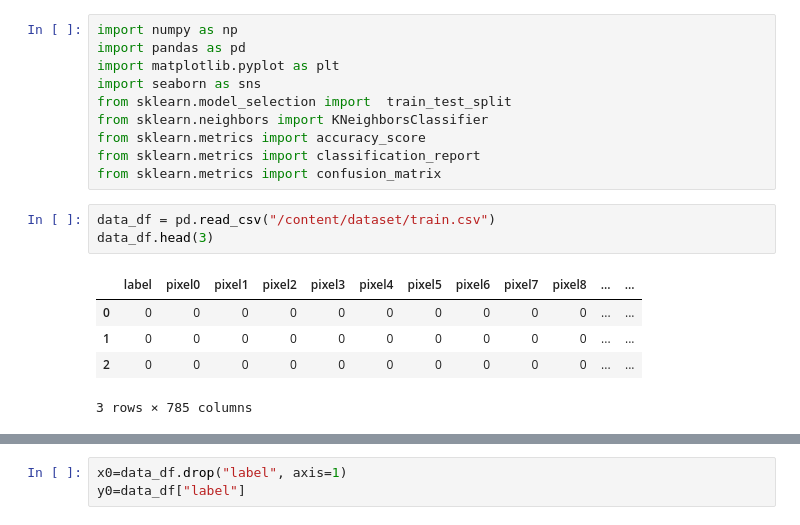
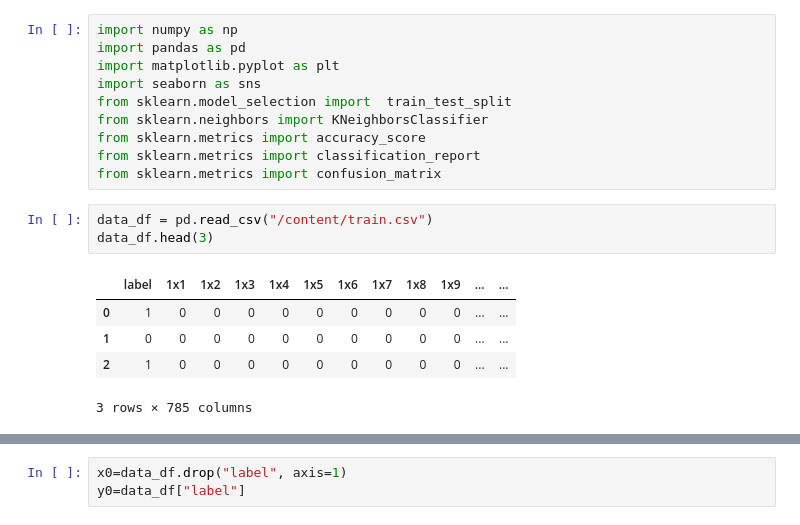
Before and after one commit to grooti76/KNN-Live-Digit-Recognition, a Jupyter notebook: main/Colab/KNN_Live_Digit_Recognition.ipynb, the cells around one changed output, grey strips where cells are left out. Cells and saved outputs as stored; diff of their text form.

```diff
--- a/main/Colab/KNN_Live_Digit_Recognition.ipynb
+++ b/main/Colab/KNN_Live_Digit_Recognition.ipynb
@@ -22,11 +22,11 @@ from sklearn.metrics import accuracy_score
 from sklearn.metrics import classification_report
 from sklearn.metrics import confusion_matrix
 # %%
-data_df = pd.read_csv("/content/dataset/train.csv")
+data_df = pd.read_csv("/content/train.csv")
 data_df.head(3)
 # %% [output]
-|  | label | pixel0 | pixel1 | pixel2 | pixel3 | pixel4 | pixel5 | pixel6 | pixel7 | pixel8 | ... | ... |
-| 0 | 0 | 0 | 0 | 0 | 0 | 0 | 0 | 0 | 0 | 0 | ... | ... |
+|  | label | 1x1 | 1x2 | 1x3 | 1x4 | 1x5 | 1x6 | 1x7 | 1x8 | 1x9 | ... | ... |
+| 0 | 1 | 0 | 0 | 0 | 0 | 0 | 0 | 0 | 0 | 0 | ... | ... |
 | 1 | 0 | 0 | 0 | 0 | 0 | 0 | 0 | 0 | 0 | 0 | ... | ... |
-| 2 | 0 | 0 | 0 | 0 | 0 | 0 | 0 | 0 | 0 | 0 | ... | ... |
+| 2 | 1 | 0 | 0 | 0 | 0 | 0 | 0 | 0 | 0 | 0 | ... | ... |
 3 rows × 785 columns
```
Also changed, not shown: parts of 19 cells of this notebook.
